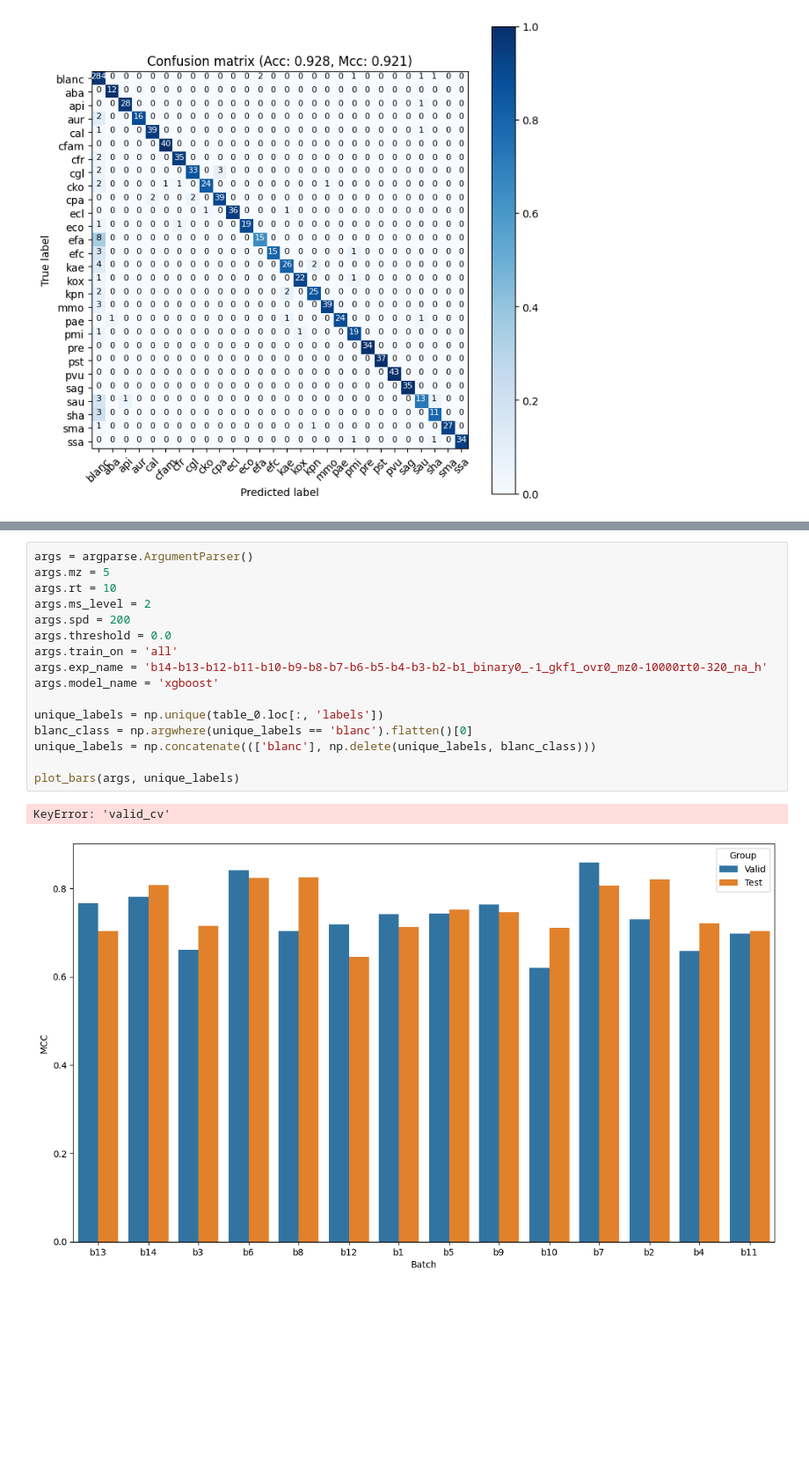
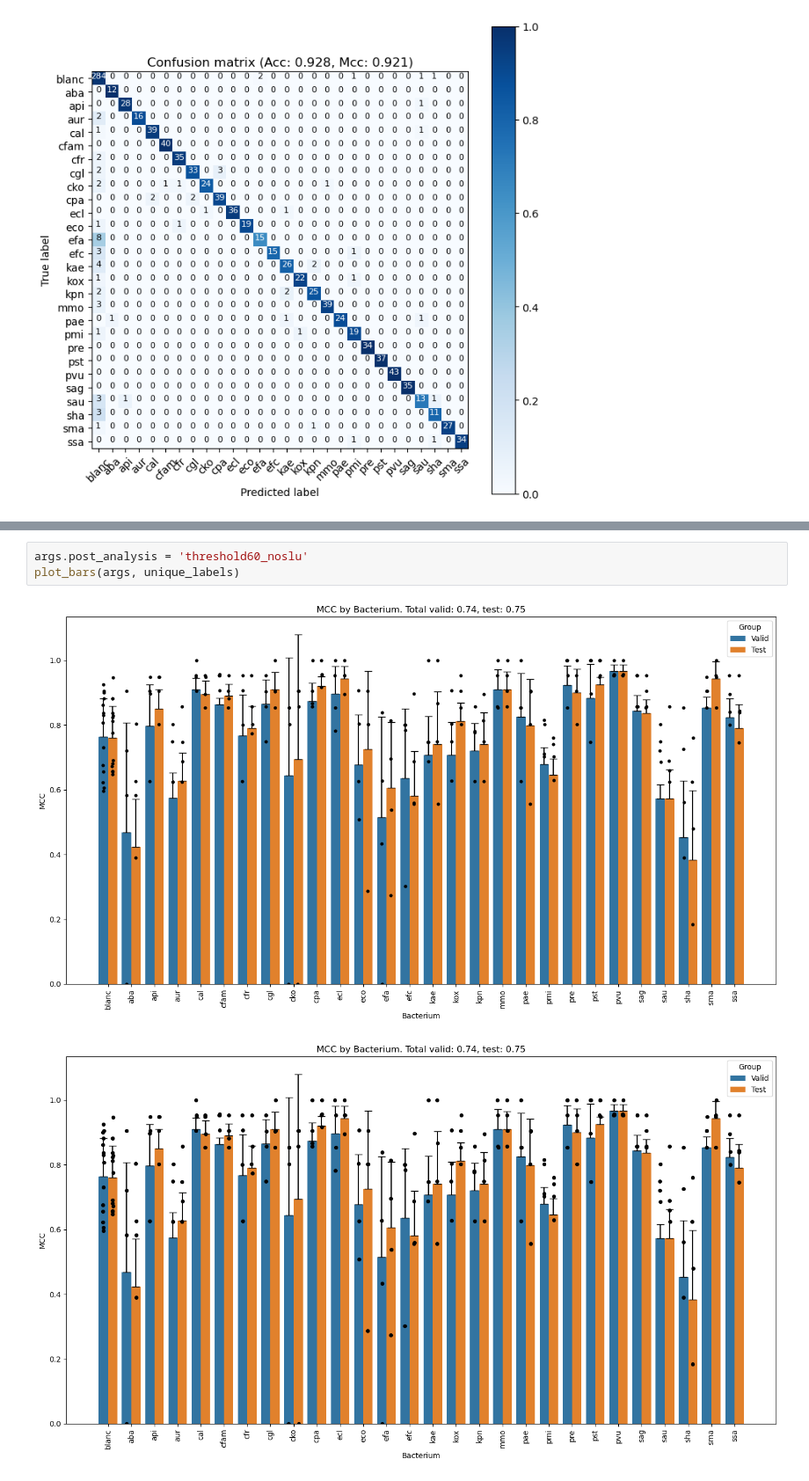
Before and after one commit to spell00/MSML3, a Jupyter notebook: notebooks/cm_different_confidance_threshold.ipynb, the cells around one changed output, grey strips where cells are left out. Shown at 88% size. Drawn from its saved outputs; the diff is of its cells as text; blank space fills up the shorter version.

```diff
--- a/notebooks/cm_different_confidance_threshold.ipynb
+++ b/notebooks/cm_different_confidance_threshold.ipynb
@@ -532,21 +536,8 @@ def plot_bars(args, bacteria_cols):
-# %%
-args = argparse.ArgumentParser()
-args.mz = 5
-args.rt = 10
-args.ms_level = 2
-args.spd = 200
-args.threshold = 0.0
-args.train_on = 'all'
-args.exp_name = 'b14-b13-b12-b11-b10-b9-b8-b7-b6-b5-b4-b3-b2-b1_binary0_-1_gkf1_ovr0_mz0-10000rt0-320_na_h'
-args.model_name = 'xgboost'
-
-unique_labels = np.unique(table_0.loc[:, 'labels'])
-blanc_class = np.argwhere(unique_labels == 'blanc').flatten()[0]
-unique_labels = np.concatenate((['blanc'], np.delete(unique_labels, blanc_class)))
-
-plot_bars(args, unique_labels)
-# %% [output]
-KeyError: 'valid_cv'
-[figure, removed]
+# %%
+args.post_analysis = 'threshold60_noslu'
+plot_bars(args, unique_labels)
+# %% [output]
+[figure, added]
+[figure, added]
 # %%
 args.mz = 6
```
Also changed, not shown: parts of 10 cells of this notebook, 1 other file.
